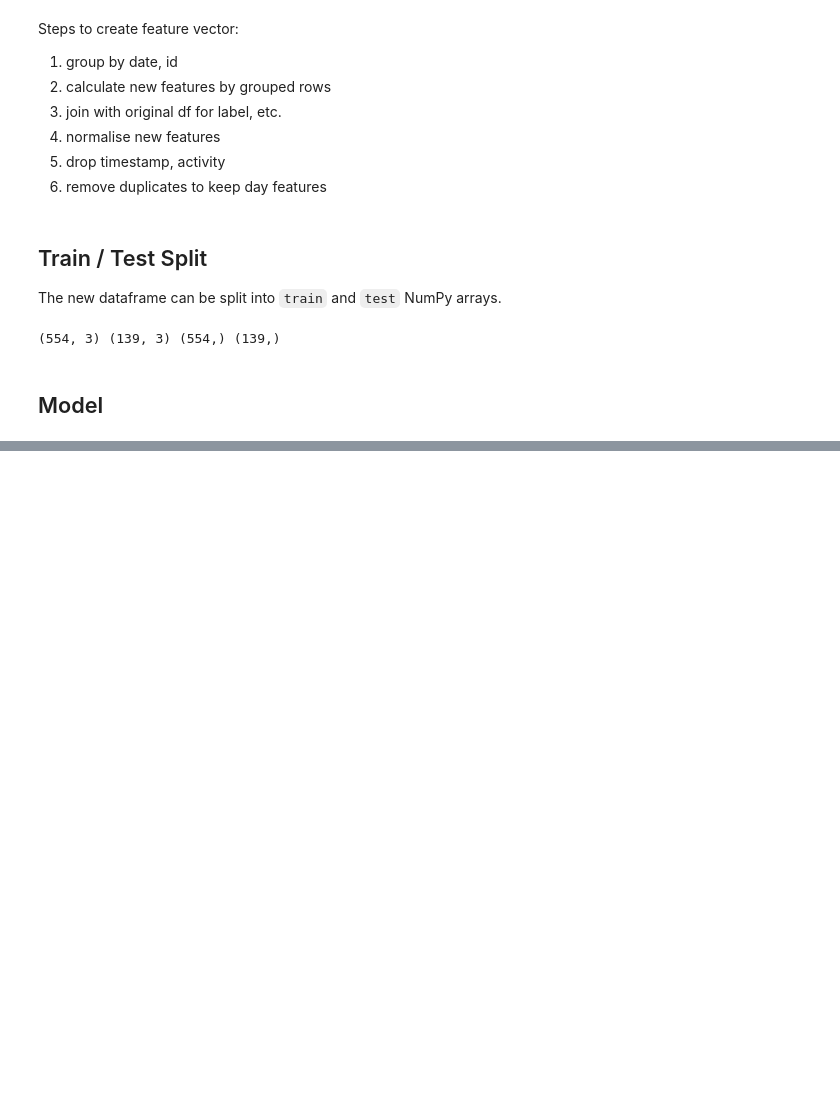
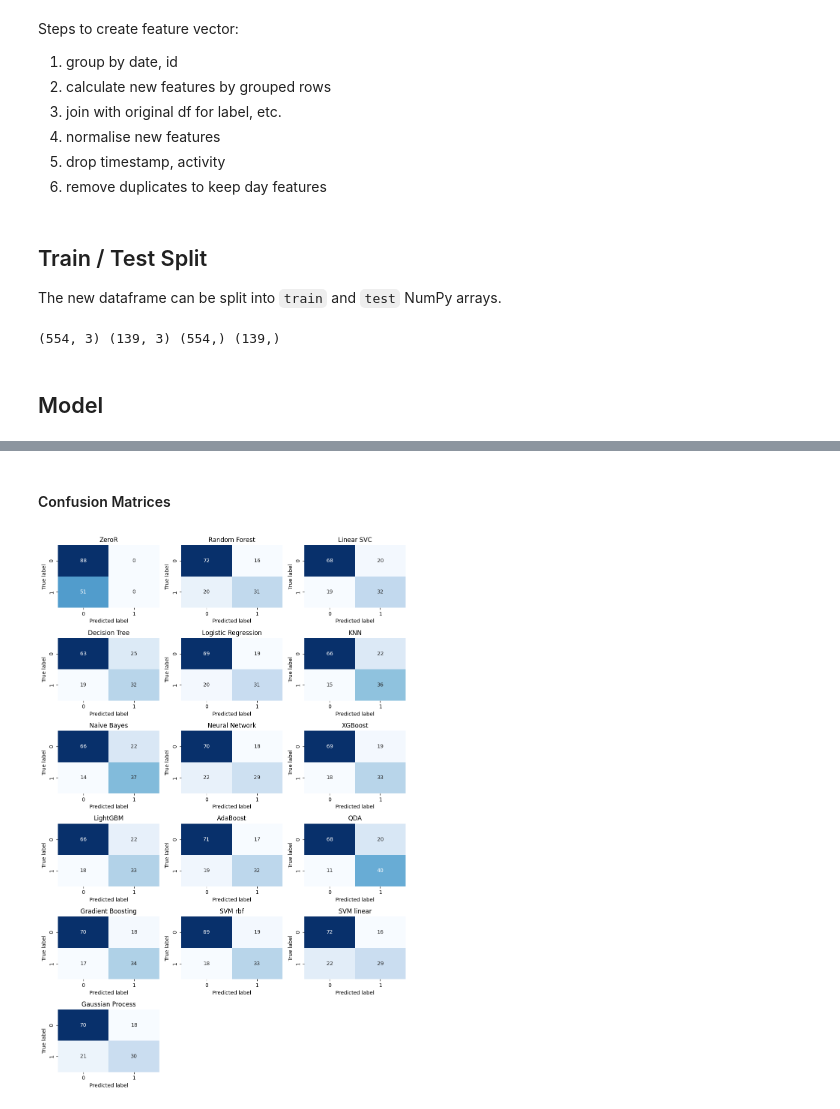
Before and after one commit to zoonalink/IGP-5, a Jupyter notebook: petter/baseline-garcia-2-model.ipynb, the cells around one changed output, grey strips where cells are left out. Cells and saved outputs as stored; diff of their text form; code cells hidden in the pictures; blank space fills up the shorter version.

```diff
--- a/petter/baseline-garcia-2-model.ipynb
+++ b/petter/baseline-garcia-2-model.ipynb
@@ -595,0 +418,33 @@ Gaussian Process     None  None  None  0.748304
+# %% [markdown]
+#### Confusion Matrices
+# %%
+# print confusion matrix
+#print(df_results['cm'])
+
+# plot confusion matrix for each model
+num_models = len(results_v1) # number of models
+num_cols = 3 # number of columns in the plot grid
+num_rows = (num_models + num_cols - 1) // num_cols # integer division to get the number of rows
+
+# create subplots
+fig, axs = plt.subplots(num_rows, num_cols, figsize=(10, 15))
+
+# plot confusion matrix for each model
+for i, (model_name, model_results) in enumerate(results_v1.items()):
+    row = i // num_cols # integer division to convert i into a row index
+    col = i % num_cols # modulo division to convert i into a column index
+    cm = model_results['cm']
+    ax = axs[row, col]
+    sns.heatmap(cm, annot=True, fmt='g', cmap='Blues', cbar=False, ax=ax)
+    ax.set_title(model_name)
+    ax.set_xlabel('Predicted label')
+    ax.set_ylabel('True label')
+
+# emove unused subplots
+for i in range(num_models, num_rows * num_cols):
+    axs.flatten()[i].remove()
+
+plt.tight_layout()
+plt.show()
+# %% [output]
+[figure, added]
```
Also changed, not shown: parts of 51 cells of this notebook, 1 other file.
